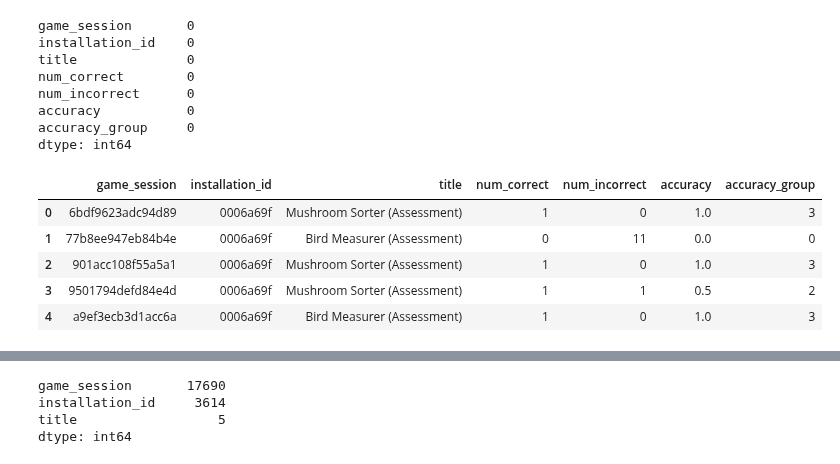
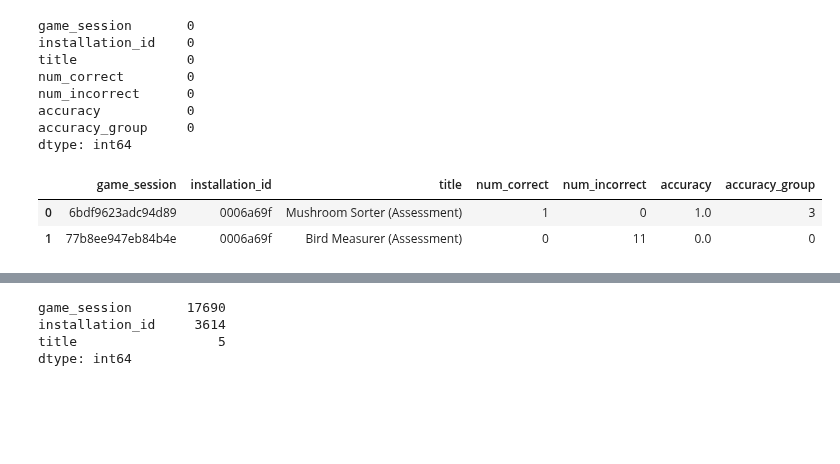
Before and after one commit to cats-in-the-hat/PBS-KIDS2, a Jupyter notebook: faith_starter.ipynb, the cells around one changed output, grey strips where cells are left out. Saved outputs shown, nothing was run; the diff lists cells and outputs as text; code cells hidden in the pictures; blank space fills up the shorter version.

```diff
--- a/faith_starter.ipynb
+++ b/faith_starter.ipynb
@@ -341,11 +334,8 @@ accuracy           0
 accuracy_group     0
 dtype: int64
 # %%
-train_labels.head()
+train_labels.head(2)
 # %% [output]
 |  | game_session | installation_id | title | num_correct | num_incorrect | accuracy | accuracy_group |
 | 0 | 6bdf9623adc94d89 | 0006a69f | Mushroom Sorter (Assessment) | 1 | 0 | 1.0 | 3 |
 | 1 | 77b8ee947eb84b4e | 0006a69f | Bird Measurer (Assessment) | 0 | 11 | 0.0 | 0 |
-| 2 | 901acc108f55a5a1 | 0006a69f | Mushroom Sorter (Assessment) | 1 | 0 | 1.0 | 3 |
-| 3 | 9501794defd84e4d | 0006a69f | Mushroom Sorter (Assessment) | 1 | 1 | 0.5 | 2 |
-| 4 | a9ef3ecb3d1acc6a | 0006a69f | Bird Measurer (Assessment) | 1 | 0 | 1.0 | 3 |
```
Also changed, not shown: parts of 12 cells of this notebook.
